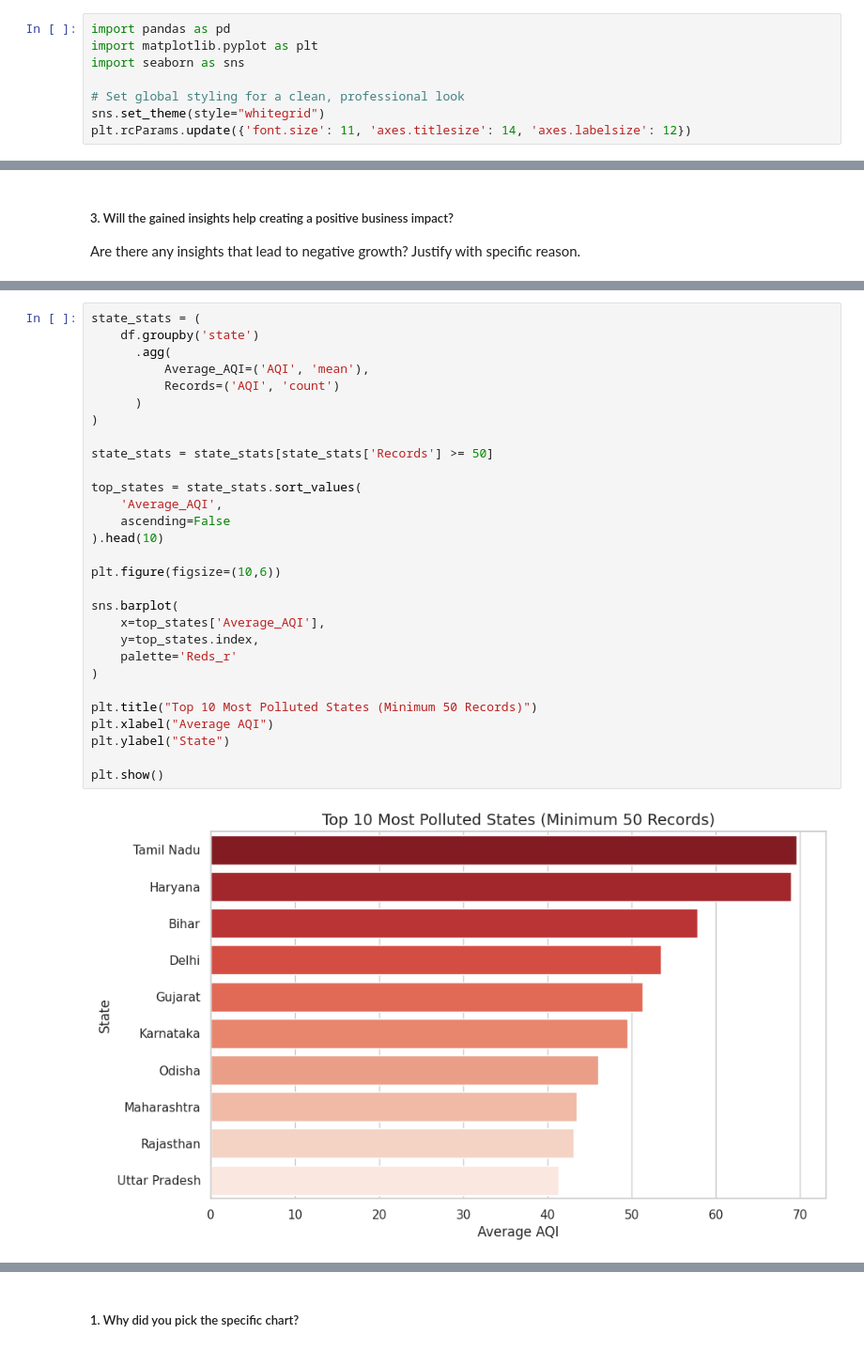
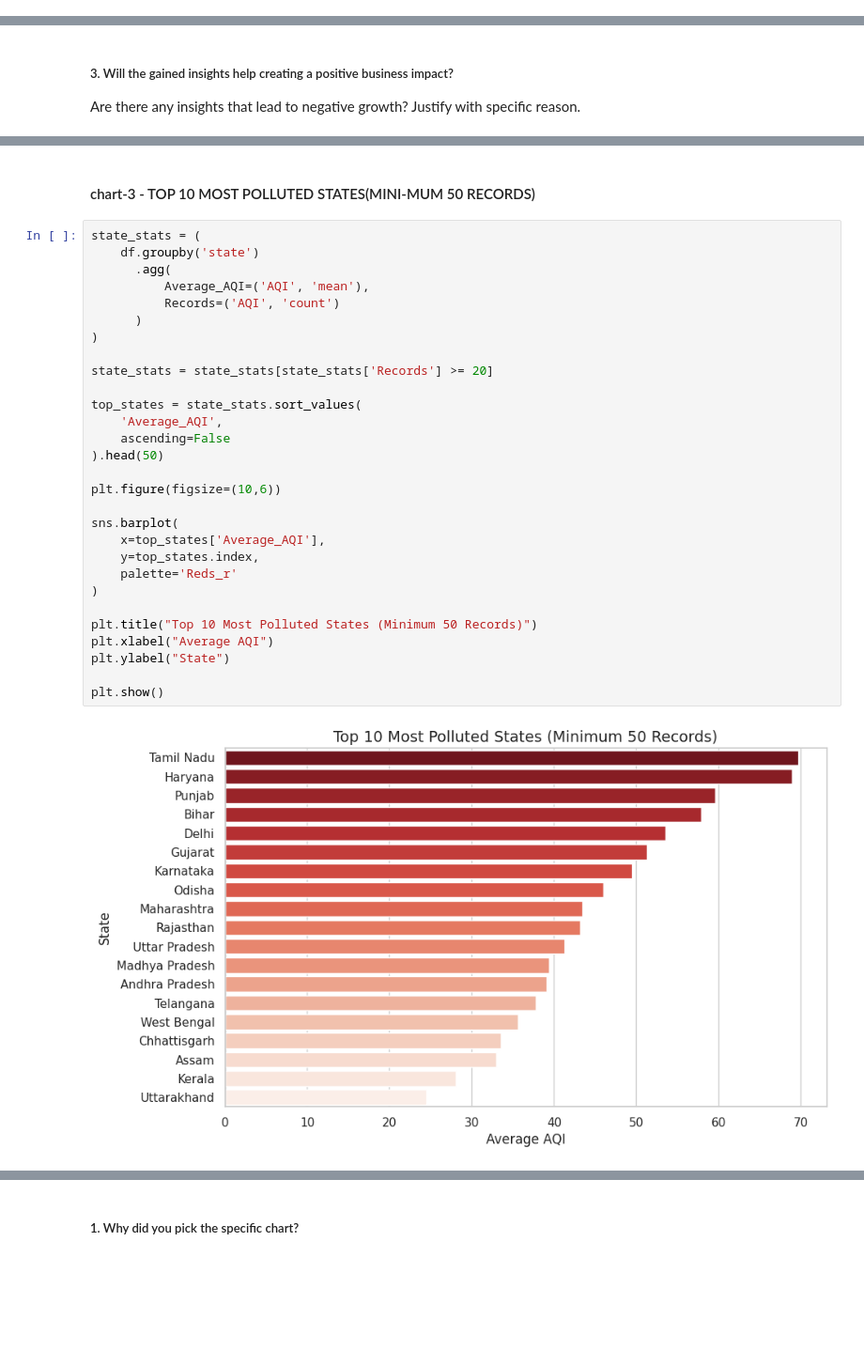
Before and after one commit to rajat805/rajat805, a Jupyter notebook: Another_copy_of_Sample_ML_Submission_Template.ipynb, the cells around one changed output, grey strips where cells are left out. Shown at 94% size. Saved outputs shown, nothing was run; the diff lists cells and outputs as text; blank space fills up the shorter version.

```diff
--- a/Another_copy_of_Sample_ML_Submission_Template.ipynb
+++ b/Another_copy_of_Sample_ML_Submission_Template.ipynb
@@ -410,8 +442,0 @@ Answer Here.
-# %%
-import pandas as pd
-import matplotlib.pyplot as plt
-import seaborn as sns
-
-# Set global styling for a clean, professional look
-sns.set_theme(style="whitegrid")
-plt.rcParams.update({'font.size': 11, 'axes.titlesize': 14, 'axes.labelsize': 12})
@@ -443,31 +504,33 @@ Answer Here
+# %% [markdown]
+#### chart-3 - TOP 10 MOST POLLUTED STATES(MINI-MUM 50 RECORDS)
 # %%
 state_stats = (
     df.groupby('state')
       .agg(
           Average_AQI=('AQI', 'mean'),
           Records=('AQI', 'count')
       )
 )
 
-state_stats = state_stats[state_stats['Records'] >= 50]
+state_stats = state_stats[state_stats['Records'] >= 20]
 
 top_states = state_stats.sort_values(
     'Average_AQI',
     ascending=False
-).head(10)
+).head(50)
 
 plt.figure(figsize=(10,6))
 
 sns.barplot(
     x=top_states['Average_AQI'],
     y=top_states.index,
     palette='Reds_r'
 )
 
 plt.title("Top 10 Most Polluted States (Minimum 50 Records)")
 plt.xlabel("Average AQI")
 plt.ylabel("State")
 
 plt.show()
 # %% [output]
-[figure, old version]
+[figure, new version]
```
Also changed, not shown: parts of 157 cells of this notebook.
